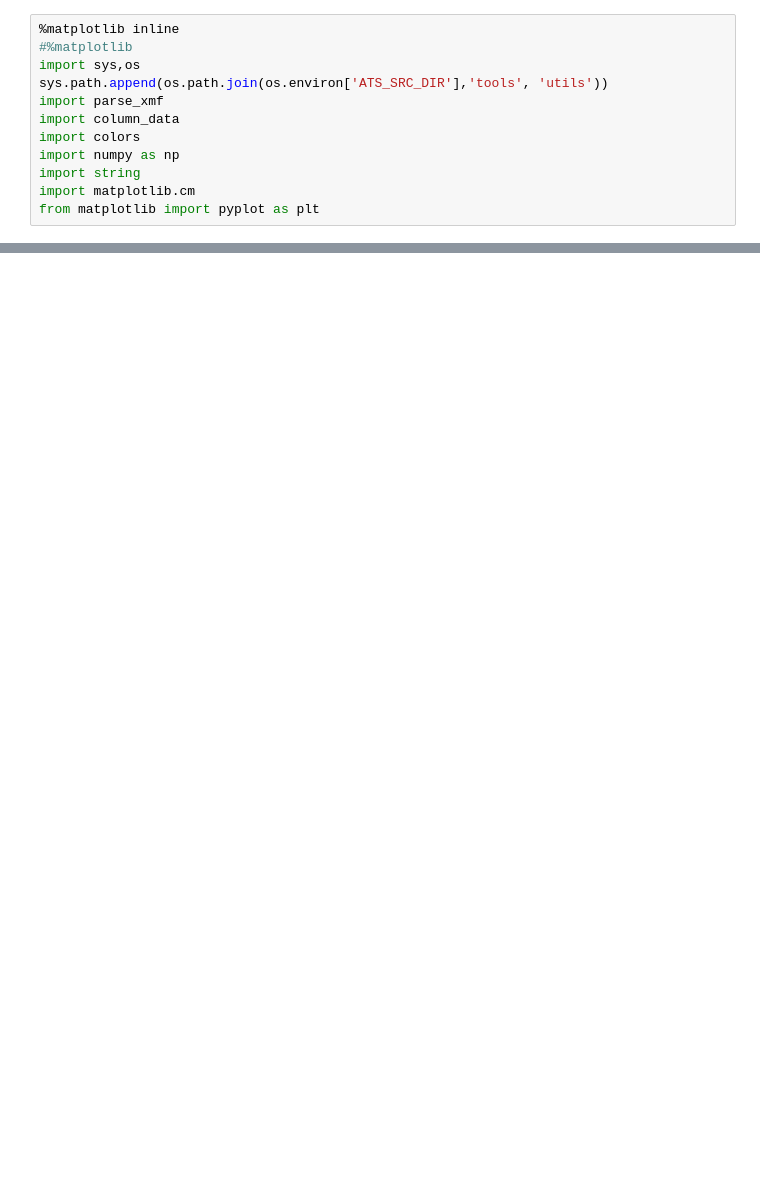
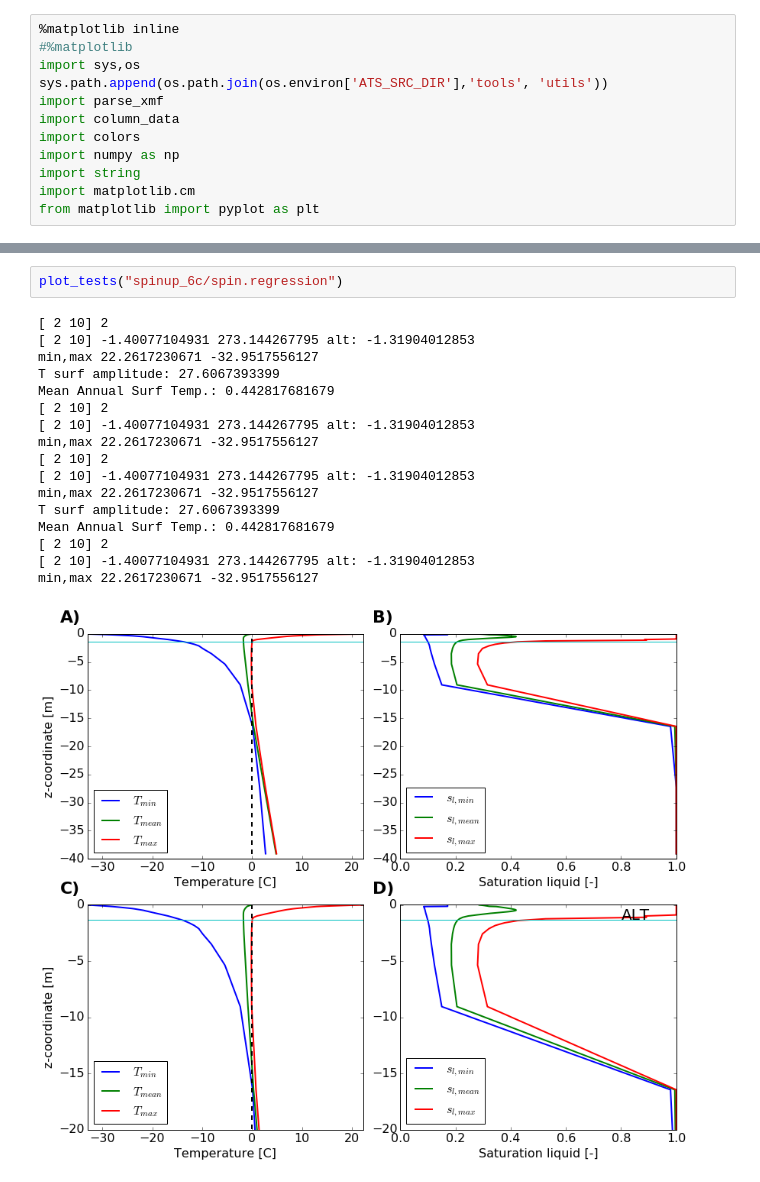
Before and after one commit to amanzi/ats-testsuite-arctic, a Jupyter notebook: testing/1Dbotflux/plot_tests78.ipynb, the cells around one changed output, grey strips where cells are left out. Saved outputs shown, nothing was run; the diff lists cells and outputs as text; blank space fills up the shorter version.

```diff
--- a/testing/1Dbotflux/plot_tests78.ipynb
+++ b/testing/1Dbotflux/plot_tests78.ipynb
@@ -102,0 +177,20 @@ def plot_tests(diii):
+# %%
+plot_tests("spinup_6c/spin.regression")
+# %% [output]
+[ 2 10] 2
+[ 2 10] -1.40077104931 273.144267795 alt: -1.31904012853
+min,max 22.2617230671 -32.9517556127
+T surf amplitude: 27.6067393399
+Mean Annual Surf Temp.: 0.442817681679
+[ 2 10] 2
+[ 2 10] -1.40077104931 273.144267795 alt: -1.31904012853
+min,max 22.2617230671 -32.9517556127
+[ 2 10] 2
+[ 2 10] -1.40077104931 273.144267795 alt: -1.31904012853
+min,max 22.2617230671 -32.9517556127
+T surf amplitude: 27.6067393399
+Mean Annual Surf Temp.: 0.442817681679
+[ 2 10] 2
+[ 2 10] -1.40077104931 273.144267795 alt: -1.31904012853
+min,max 22.2617230671 -32.9517556127
+[figure, added]
```
Also changed, not shown: parts of 18 cells of this notebook, 15 other files.
